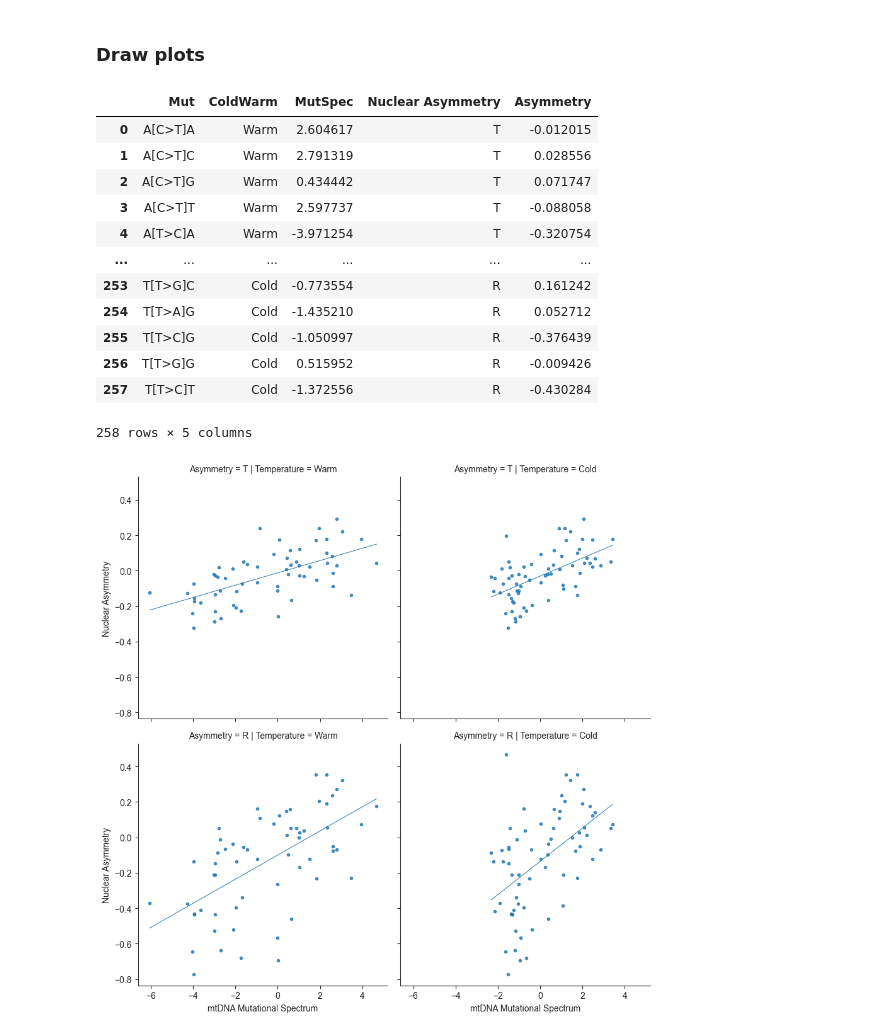
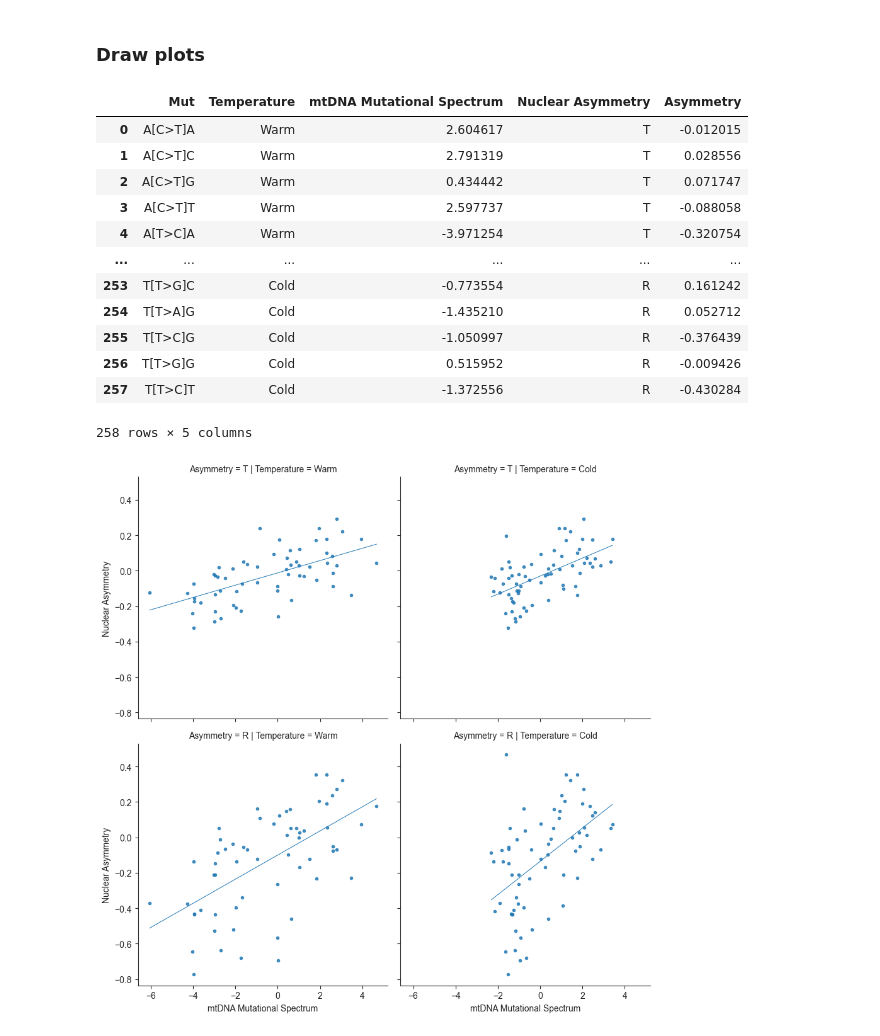
Before and after one commit to mitoclub/mtdna-192component-mutspec-chordata, a Jupyter notebook: scripts/asymmetry_TR.ipynb, the cells around one changed output. Cells and saved outputs as stored; diff of their text form; code cells hidden in the pictures.

```diff
--- a/scripts/asymmetry_TR.ipynb
+++ b/scripts/asymmetry_TR.ipynb
@@ -468,9 +469,9 @@ cold_warm.head()
 # %% [markdown]
 ### Draw plots
 # %%
-cold_warm.melt(["Mut", "ColdWarm", "MutSpec"], ["T", "R"], value_name="Asymmetry", var_name="Nuclear Asymmetry")
+cold_warm.melt(["Mut", "Temperature", "mtDNA Mutational Spectrum"], ["T", "R"], value_name="Asymmetry", var_name="Nuclear Asymmetry")
 # %% [output]
-|  | Mut | ColdWarm | MutSpec | Nuclear Asymmetry | Asymmetry |
+|  | Mut | Temperature | mtDNA Mutational Spectrum | Nuclear Asymmetry | Asymmetry |
 | 0 | A[C>T]A | Warm | 2.604617 | T | -0.012015 |
 | 1 | A[C>T]C | Warm | 2.791319 | T | 0.028556 |
 | 2 | A[C>T]G | Warm | 0.434442 | T | 0.071747 |
```
Also changed, not shown: parts of 13 cells of this notebook, 6 other files.
